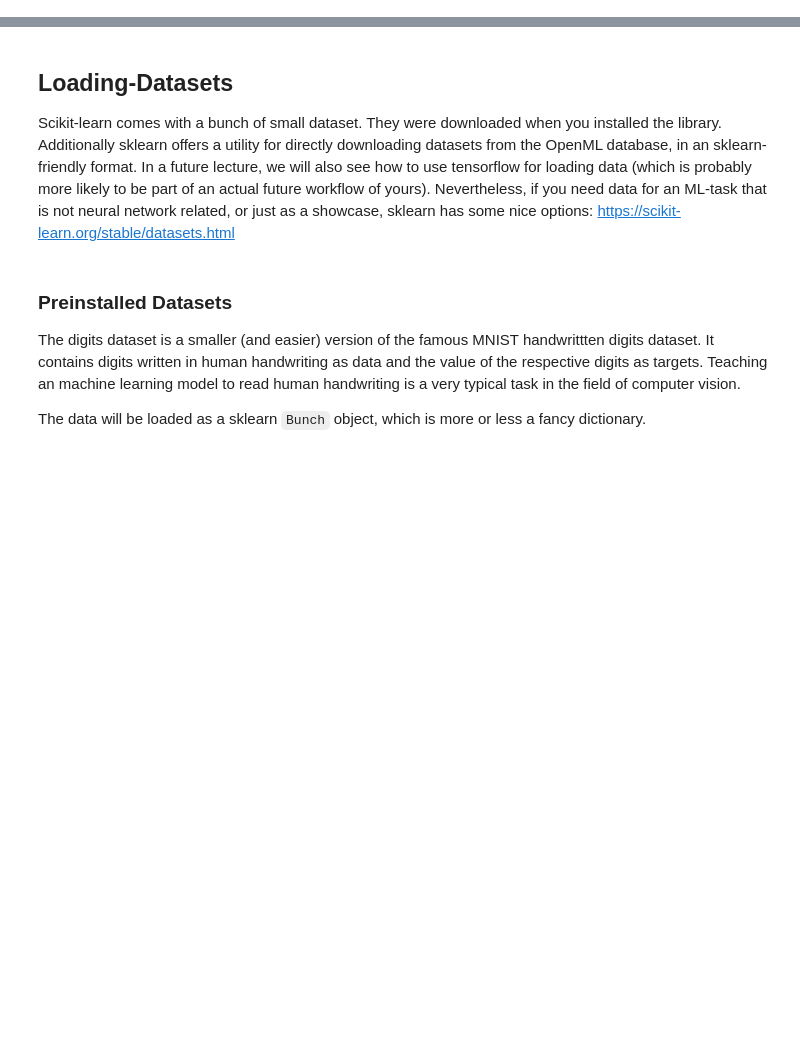
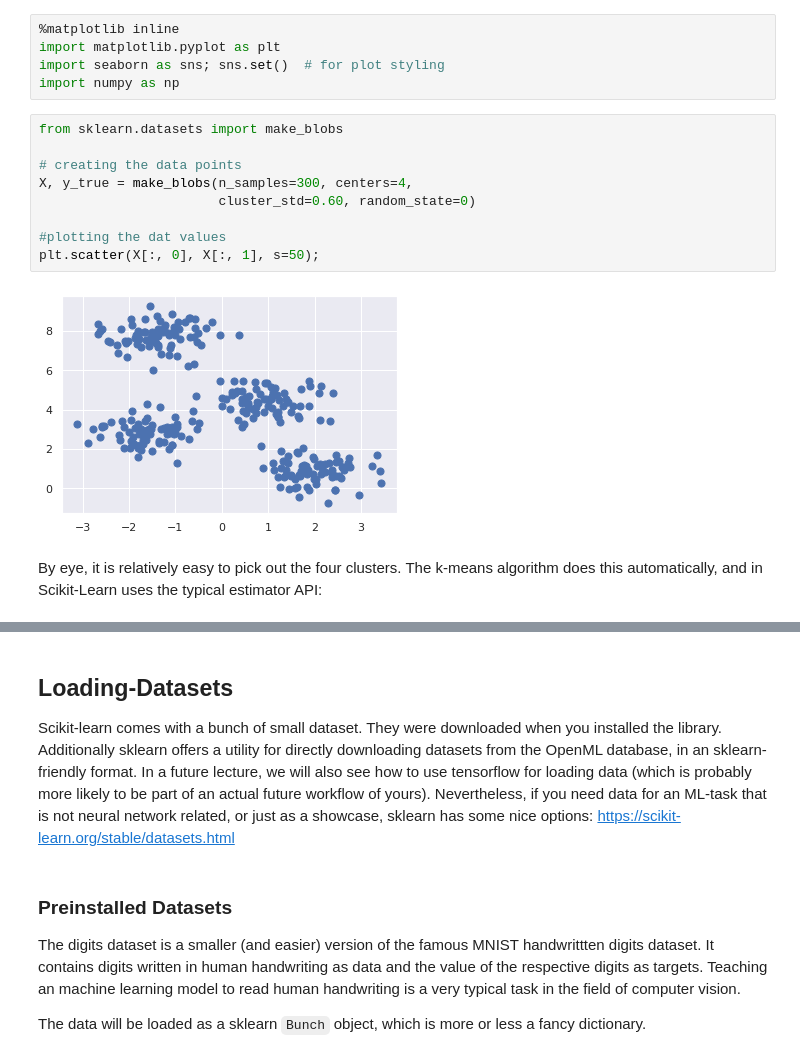
Before and after one commit to nnebbe/lectures_2022, a Jupyter notebook: Lecture_11_sklearn/Lecture11-Sklearn.ipynb, the cells around one changed output, grey strips where cells are left out. Saved outputs shown, nothing was run; the diff lists cells and outputs as text; blank space fills up the shorter version.

```diff
--- a/Lecture_11_sklearn/Sciktlearn.ipynb
+++ b/Lecture_11_sklearn/Lecture11-Sklearn.ipynb
@@ -0,0 +168,18 @@
+# %%
+%matplotlib inline
+import matplotlib.pyplot as plt
+import seaborn as sns; sns.set()  # for plot styling
+import numpy as np
+# %%
+from sklearn.datasets import make_blobs
+
+# creating the data points
+X, y_true = make_blobs(n_samples=300, centers=4,
+                       cluster_std=0.60, random_state=0)
+
+#plotting the dat values
+plt.scatter(X[:, 0], X[:, 1], s=50);
+# %% [output]
+[figure, added]
+# %% [markdown]
+By eye, it is relatively easy to pick out the four clusters. The k-means algorithm does this automatically, and in Scikit-Learn uses the typical estimator API:
```
Also changed, not shown: parts of 38 cells of this notebook, 2 other files.
